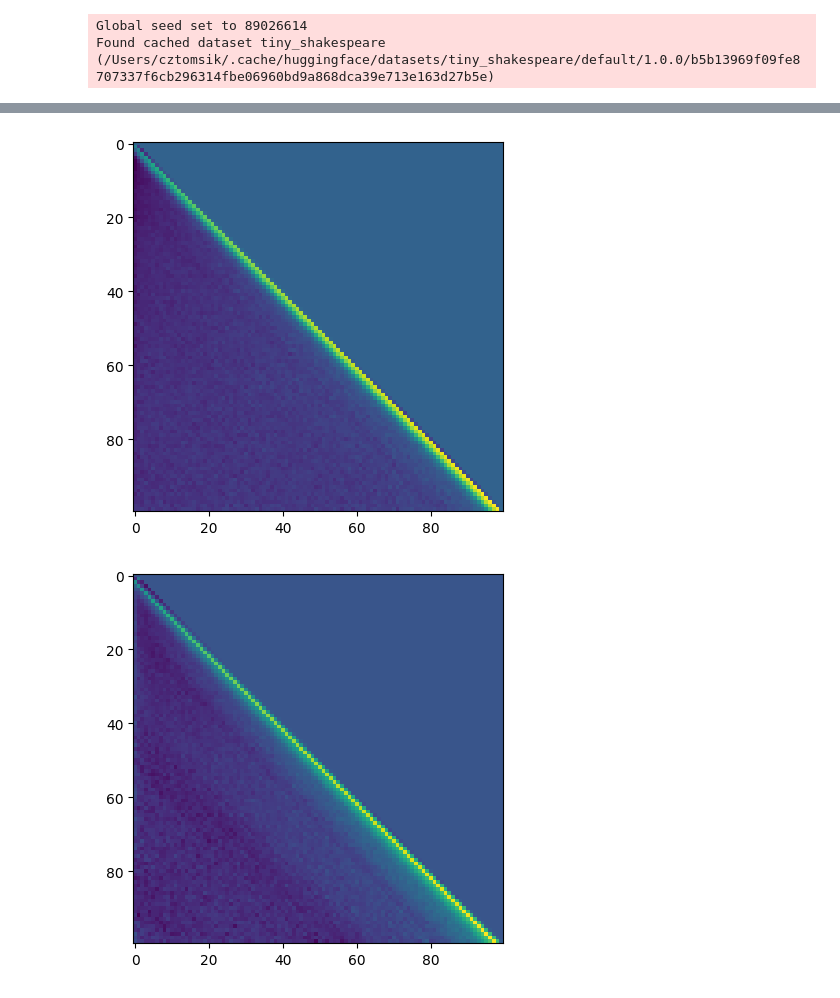
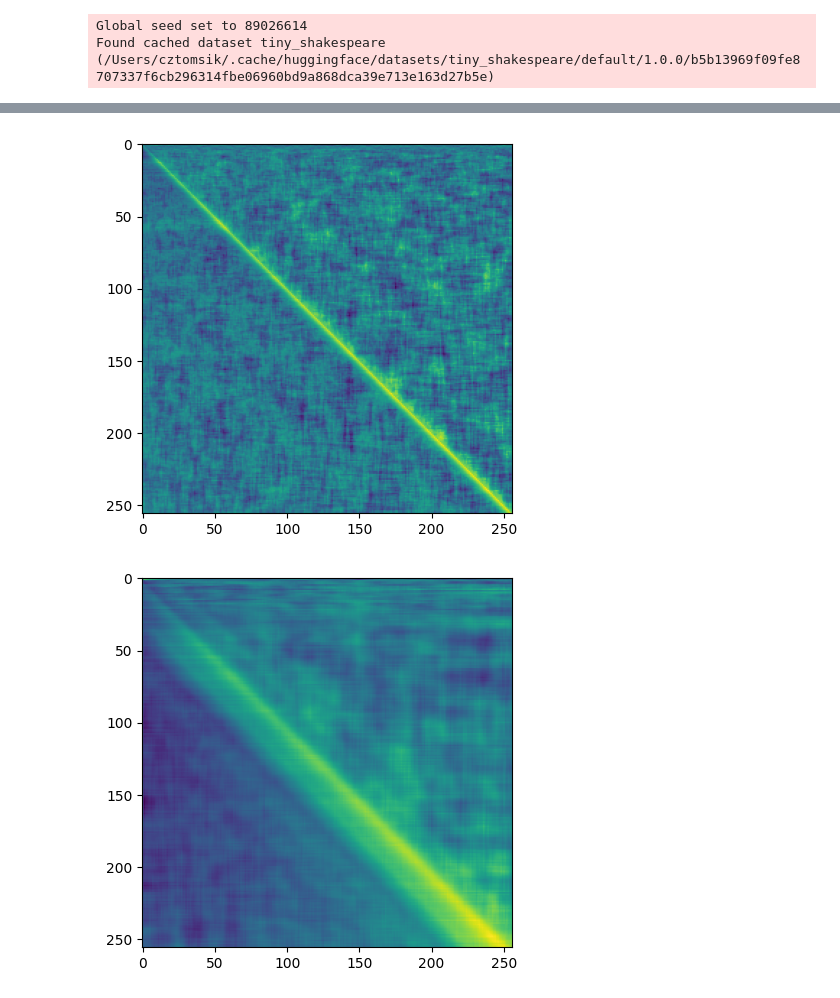
Before and after one commit to cztomsik/ML-experiments, a Jupyter notebook: aft.ipynb, the cells around one changed output, grey strips where cells are left out. Cells and saved outputs as stored; diff of their text form; code cells hidden in the pictures.

```diff
--- a/aft.ipynb
+++ b/aft.ipynb
@@ -16,7 +16,7 @@ Global seed set to 89026614
 Found cached dataset tiny_shakespeare (/Users/cztomsik/.cache/huggingface/datasets/tiny_shakespeare/default/1.0.0/b5b13969f09fe8707337f6cb296314fbe06960bd9a868dca39e713e163d27b5e)
 # %%
 device = "mps"
-block_size = 100
+block_size = 256
 test_size = 1500
 batch_size = 36
 
@@ -41,7 +41,7 @@ train = data.Subset(dataset, range(0, len(dataset) - test_size))
 test = data.Subset(dataset, range(len(dataset) - test_size, len(dataset)))
 # %%
 class GPT(nn.Module):
-    def __init__(self, vocab_size, embed_dim=192, num_layers=3):
+    def __init__(self, vocab_size, embed_dim=128, num_layers=3):
         super().__init__()
         self.transformer = nn.Sequential(
             nn.Embedding(vocab_size, embed_dim),
@@ -76,18 +76,20 @@ class Layer(nn.Module):
 # I am not 100% sure this is correct but it seems to work :shrug:
 # unlike with regular attention, we don't need (T, T, C) shape for W, we only need (T, T)
 # and those are learned, so we exchange the memory overhead for T^2 extra params per layer
+# EDIT: not really, it's now 2T*32 and could be scaled up/down if needed
+#       also, the train loss got much better, I have no idea why
 class AFTFull(nn.Module):
     def __init__(self, embed_dim):
         super().__init__()
         self.qkv = nn.Linear(embed_dim, embed_dim * 3)
-        self.wbias = nn.Parameter(torch.ones(block_size, block_size), requires_grad=True)
+        self.uv = nn.Parameter(torch.randn(2, block_size, 32) * 0.01, requires_grad=True)
         self.proj = nn.Linear(embed_dim, embed_dim)
 
     def forward(self, x, mask):
         B, T, C = x.shape
         q, k, v = self.qkv(x).chunk(3, dim=-1)
 
-        exp_w = self.wbias[:T,:T].masked_fill(mask[:T, :T], -float("Inf")).unsqueeze(0).exp()
+        exp_w = (self.uv[0, :T] @ self.uv[1, :T].T).masked_fill(mask[:T, :T], float("-Inf")).unsqueeze(0).exp()
         exp_k = k.clamp(max=20).exp()
 
         weighted_avg = exp_w @ (exp_k * v) / (exp_w @ exp_k)
@@ -181,8 +182,8 @@ CAMILLO:
 # %%
 from matplotlib import pyplot as plt
 for b in model.model.transformer[1]:
     plt.figure()
-    plt.imshow(b.attn.wbias.detach().numpy())
+    plt.imshow((b.attn.uv[0] @ b.attn.uv[1].T).detach().numpy())
 # %% [output]
-[figure, old version]
+[figure, new version]
-[figure, old version]
+[figure, new version]
```
Also changed, not shown: parts of 3 cells of this notebook.
